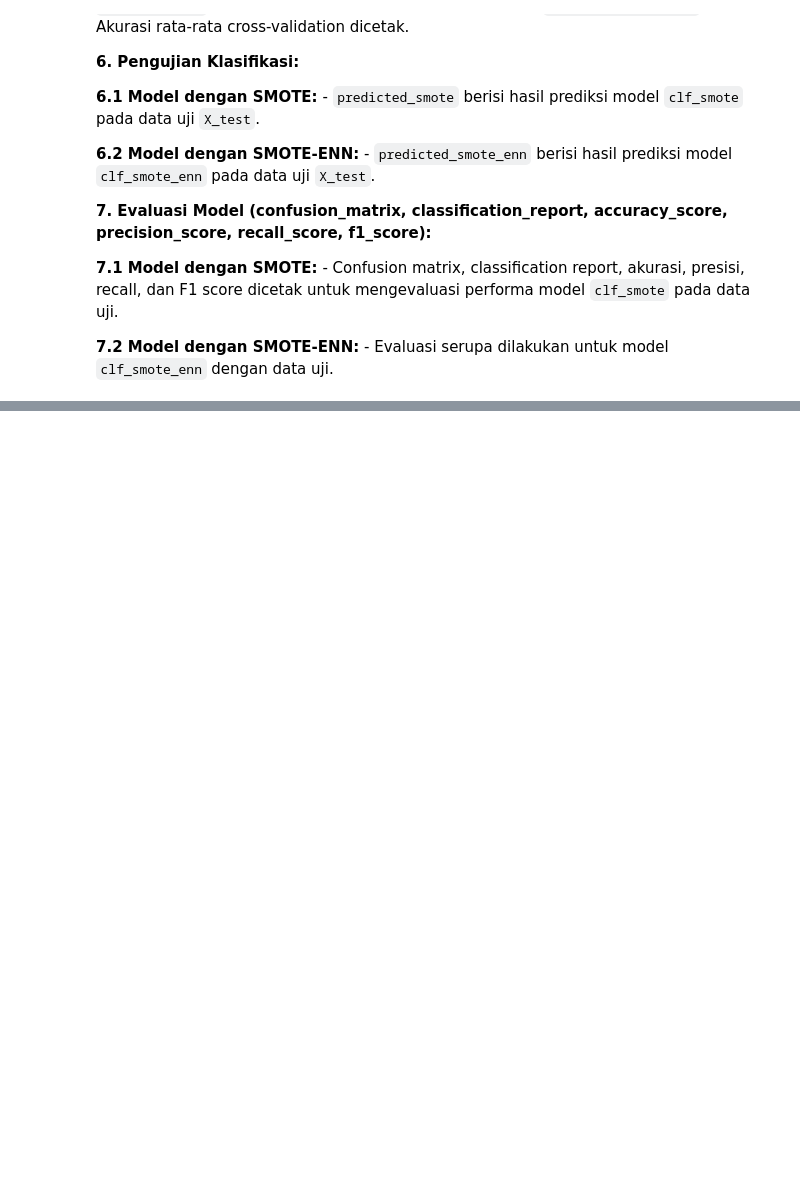
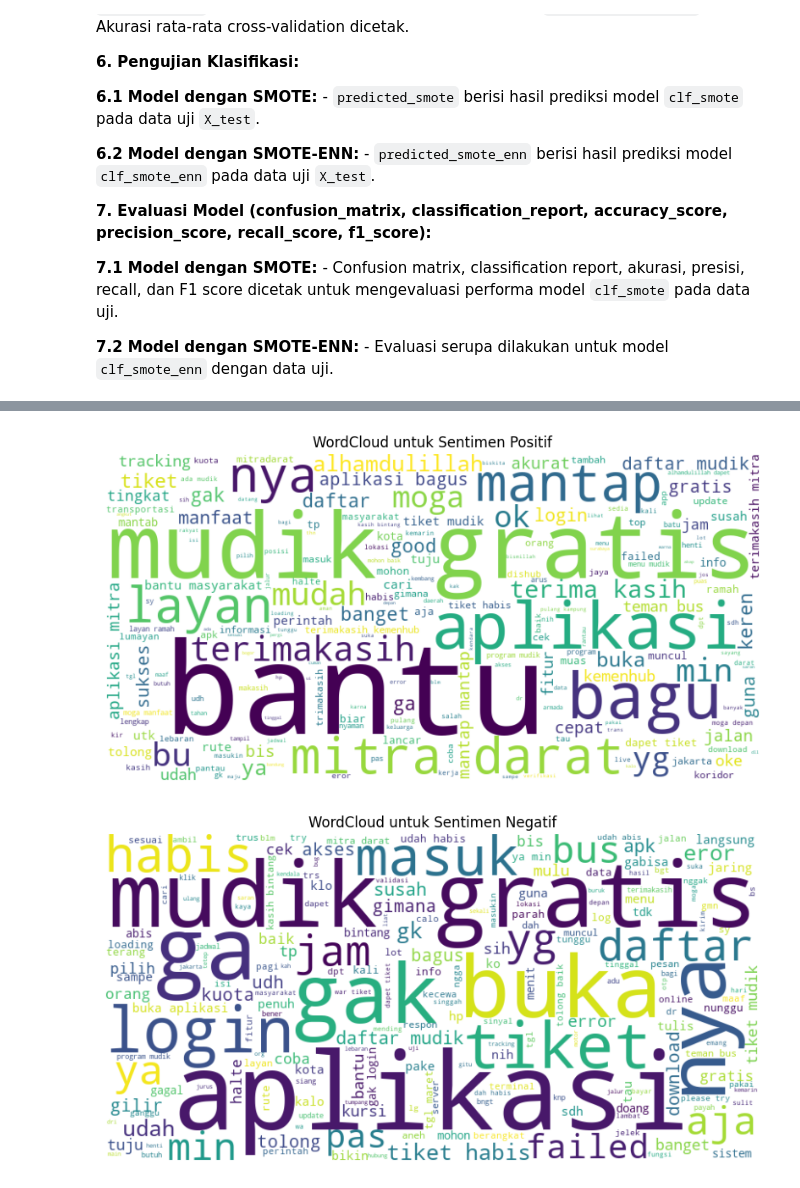
Before and after one commit to Binteng16/Analisis-Sentimen-SVM-SMOTE-SMOTEENN, a Jupyter notebook: Analisis_Sentimen_SVM,_SMOTE,_&_SMOTE_ENN.ipynb, the cells around one changed output, grey strips where cells are left out. Cells and saved outputs as stored; diff of their text form; code cells hidden in the pictures; blank space fills up the shorter version.

```diff
--- a/Analisis_Sentimen_SVM,_SMOTE,_&_SMOTE_ENN.ipynb
+++ b/Analisis_Sentimen_SVM,_SMOTE,_&_SMOTE_ENN.ipynb
@@ -693,0 +930,33 @@ Error rate: 0.19197207678883077
+# %%
+from wordcloud import WordCloud
+import matplotlib.pyplot as plt
+
+# Mengganti nilai float (NaN) dengan string kosong dan memastikan semua nilai bertipe string
+data['content'] = data['content'].fillna("").astype(str)
+
+# Ambil teks dari data latih berdasarkan label positif dan negatif
+positive_text = " ".join(data[data['sentiment_label'] == 'positif']['content'])
+negative_text = " ".join(data[data['sentiment_label'] == 'negatif']['content'])
+
+# WordCloud untuk sentimen positif
+wordcloud_positive = WordCloud(width=800, height=400, background_color='white').generate(positive_text)
+
+# WordCloud untuk sentimen negatif
+wordcloud_negative = WordCloud(width=800, height=400, background_color='white').generate(negative_text)
+
+# Tampilkan WordCloud untuk positif
+plt.figure(figsize=(10, 6))
+plt.imshow(wordcloud_positive, interpolation='bilinear')
+plt.axis('off')
+plt.title('WordCloud untuk Sentimen Positif')
+plt.show()
+
+# Tampilkan WordCloud untuk negatif
+plt.figure(figsize=(10, 6))
+plt.imshow(wordcloud_negative, interpolation='bilinear')
+plt.axis('off')
+plt.title('WordCloud untuk Sentimen Negatif')
+plt.show()
+# %% [output]
+[figure, added]
+[figure, added]
```
Also changed, not shown: parts of 13 cells of this notebook, 3 other files.
